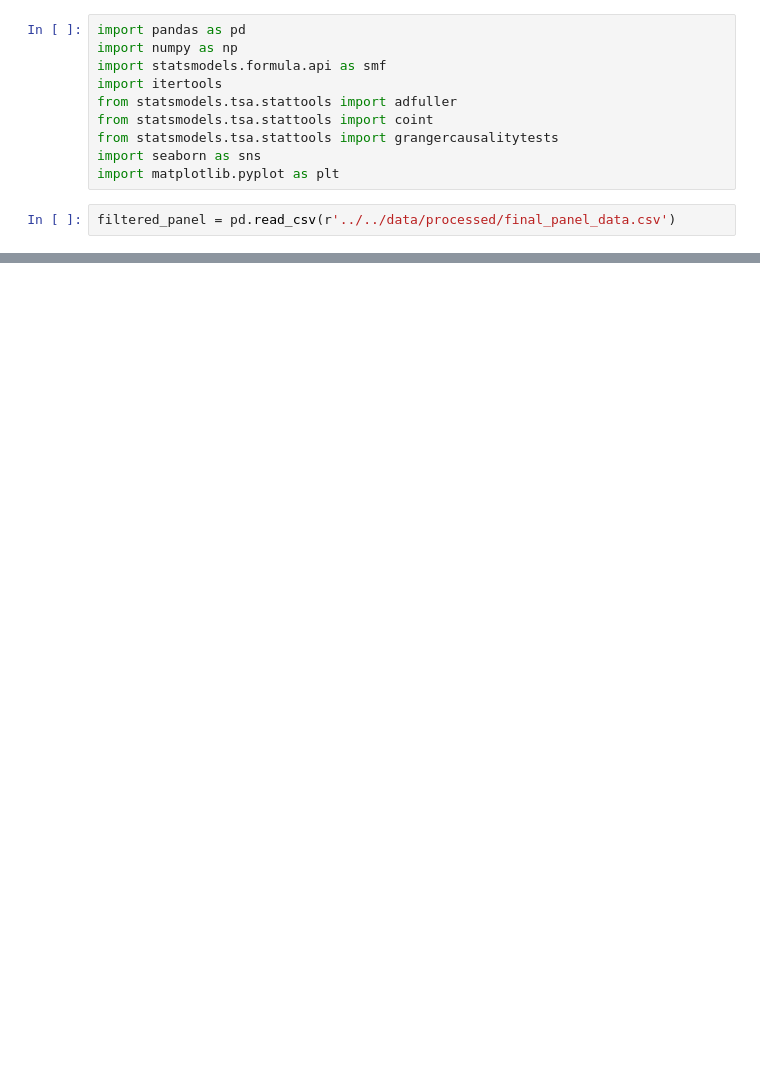
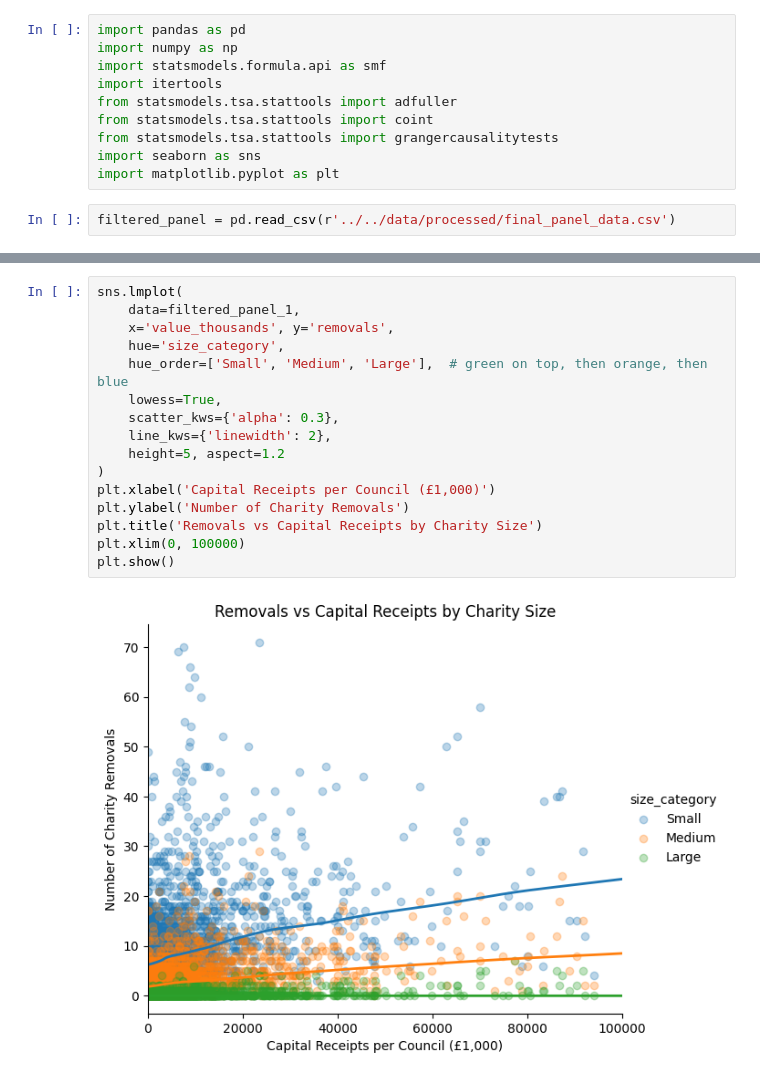
Before and after one commit to crystalyu917/The-Impact-of-Local-Council-Asset-Sales-on-Charity-Survival-in-England, a Jupyter notebook: src/analysis/regression.ipynb, the cells around one changed output, grey strips where cells are left out. Cells and saved outputs as stored; diff of their text form; blank space fills up the shorter version.

```diff
--- a/src/analysis/regression.ipynb
+++ b/src/analysis/regression.ipynb
@@ -240,0 +244,18 @@ plt.show()
+# %%
+sns.lmplot(
+    data=filtered_panel_1,
+    x='value_thousands', y='removals',
+    hue='size_category',
+    hue_order=['Small', 'Medium', 'Large'],  # green on top, then orange, then blue
+    lowess=True,
+    scatter_kws={'alpha': 0.3},
+    line_kws={'linewidth': 2},
+    height=5, aspect=1.2
+)
+plt.xlabel('Capital Receipts per Council (£1,000)')
+plt.ylabel('Number of Charity Removals')
+plt.title('Removals vs Capital Receipts by Charity Size')
+plt.xlim(0, 100000)
+plt.show()
+# %% [output]
+[figure, added]
```
Also changed, not shown: parts of 10 cells of this notebook, 5 other files.
